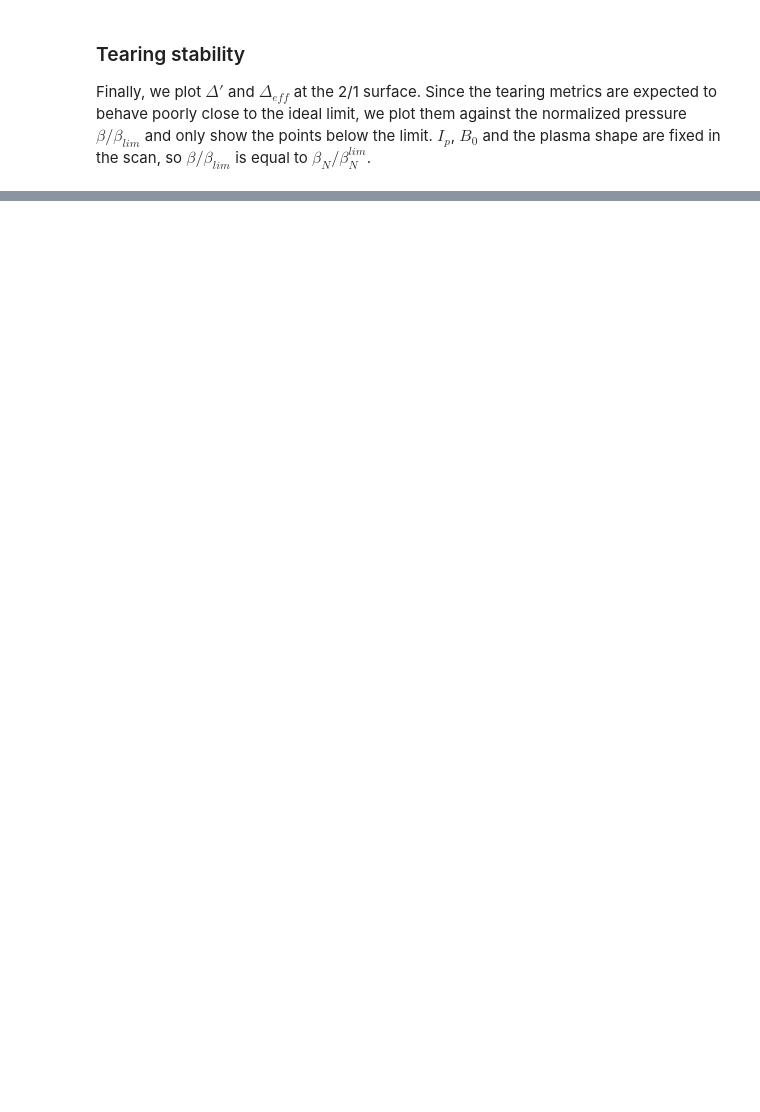
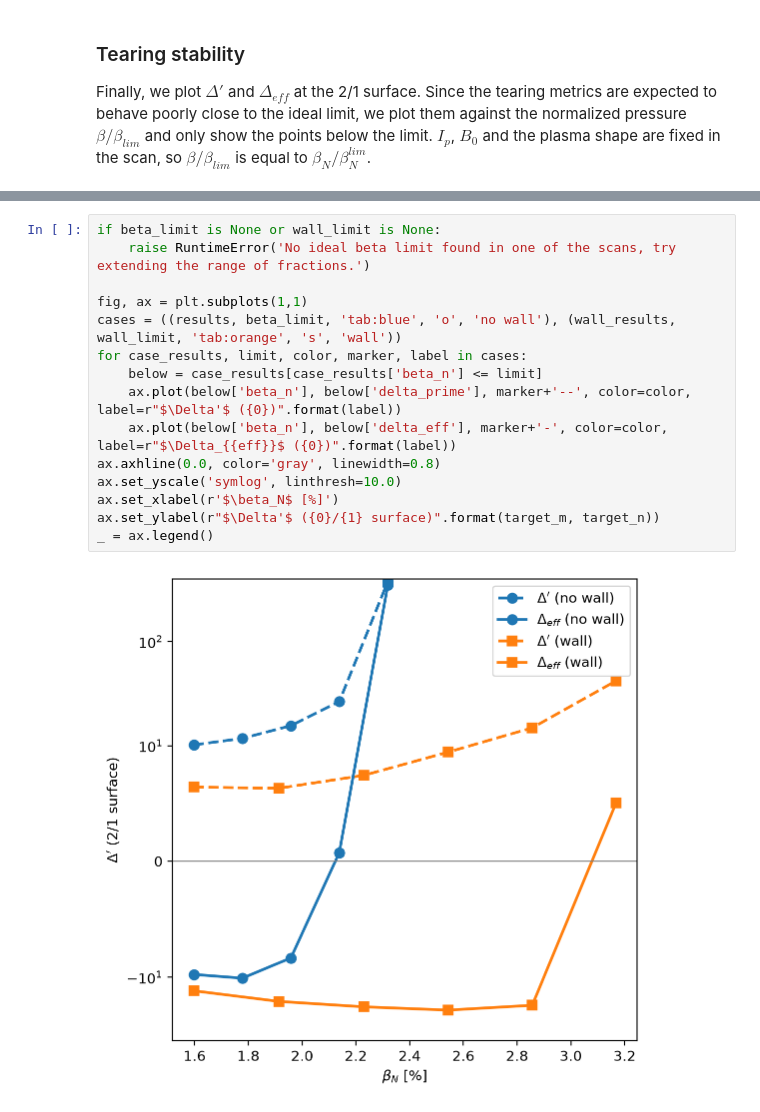
Before and after one commit to Next-Step-Fusion/plasma-limits, a Jupyter notebook: examples/GPEC_Coupling/kink_tearing_stability.ipynb, the cells around one changed output, grey strips where cells are left out. Drawn from its saved outputs; the diff is of its cells as text; blank space fills up the shorter version.

```diff
--- a/examples/GPEC_Coupling/kink_tearing_stability.ipynb
+++ b/examples/GPEC_Coupling/kink_tearing_stability.ipynb
@@ -301,0 +703,17 @@ _ = ax.legend()
+# %%
+if beta_limit is None or wall_limit is None:
+    raise RuntimeError('No ideal beta limit found in one of the scans, try extending the range of fractions.')
+
+fig, ax = plt.subplots(1,1)
+cases = ((results, beta_limit, 'tab:blue', 'o', 'no wall'), (wall_results, wall_limit, 'tab:orange', 's', 'wall'))
+for case_results, limit, color, marker, label in cases:
+    below = case_results[case_results['beta_n'] <= limit]
+    ax.plot(below['beta_n'], below['delta_prime'], marker+'--', color=color, label=r"$\Delta'$ ({0})".format(label))
+    ax.plot(below['beta_n'], below['delta_eff'], marker+'-', color=color, label=r"$\Delta_{{eff}}$ ({0})".format(label))
+ax.axhline(0.0, color='gray', linewidth=0.8)
+ax.set_yscale('symlog', linthresh=10.0)
+ax.set_xlabel(r'$\beta_N$ [%]')
+ax.set_ylabel(r"$\Delta'$ ({0}/{1} surface)".format(target_m, target_n))
+_ = ax.legend()
+# %% [output]
+[figure, added]
```
Also changed, not shown: parts of 21 cells of this notebook, 1 other file.
